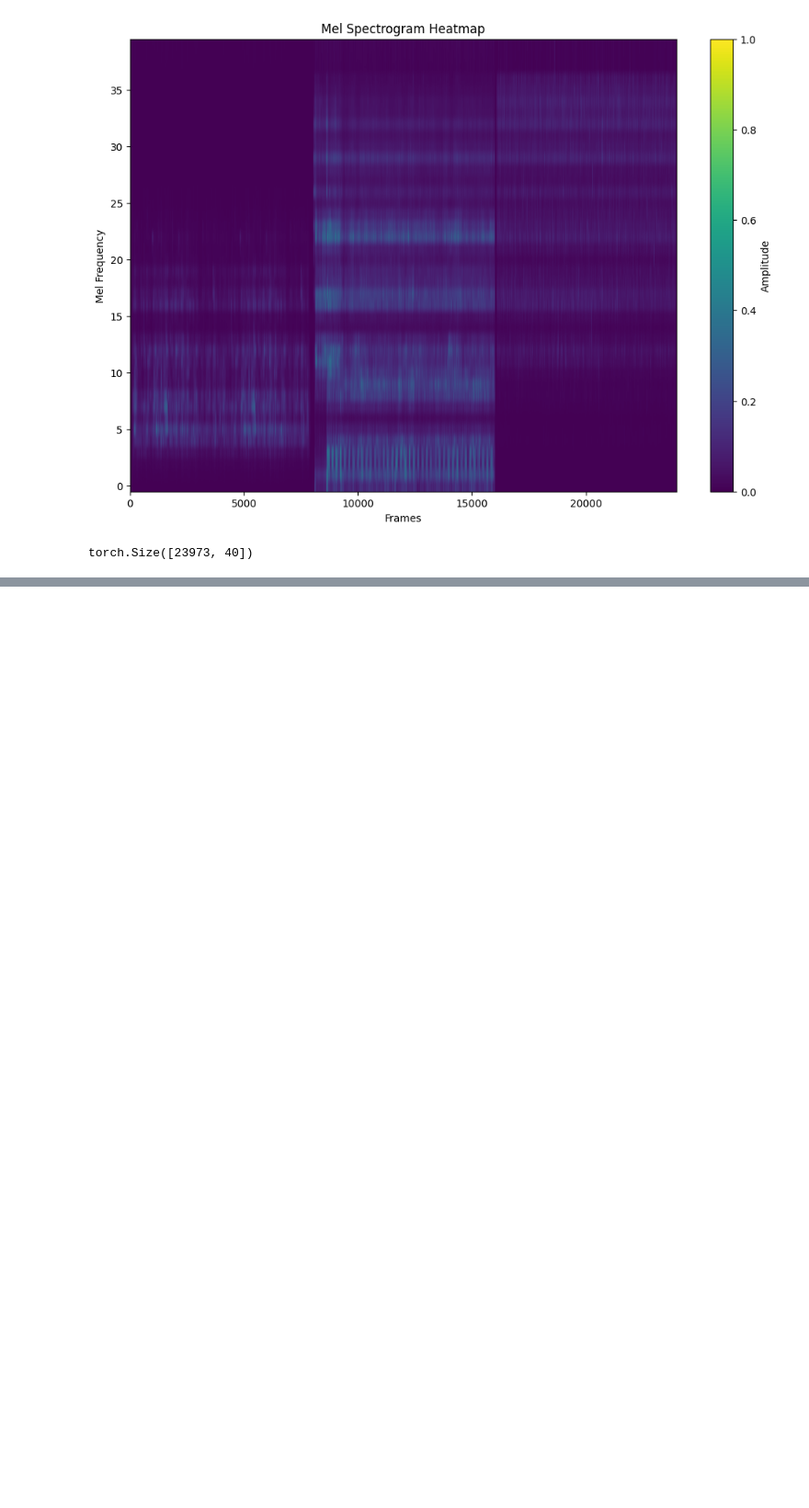
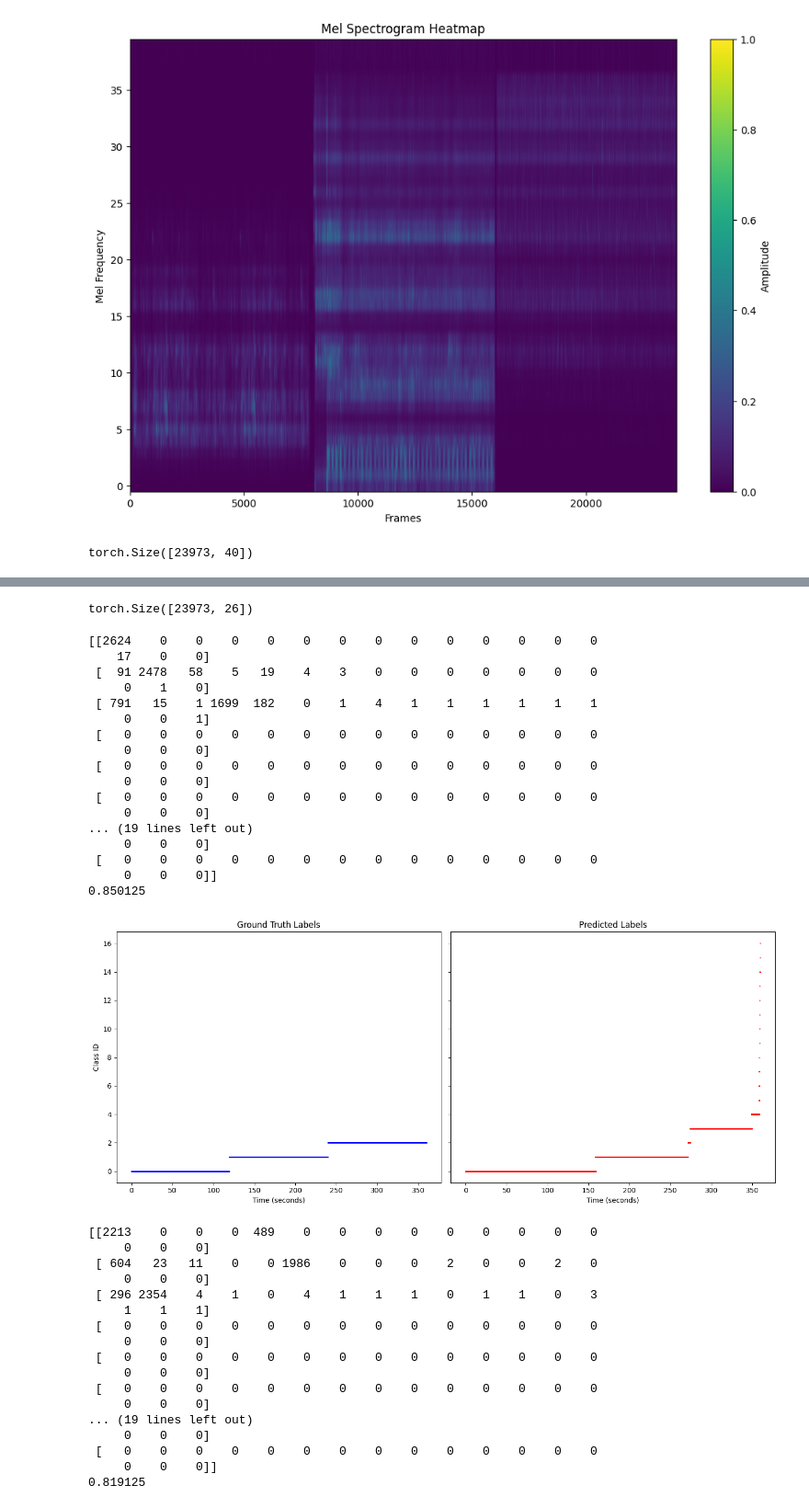
Before and after one commit to nyook941/online-clustering, a Jupyter notebook: main.ipynb, the cells around one changed output, grey strips where cells are left out. Shown at 92% size. Drawn from its saved outputs; the diff is of its cells as text; code cells hidden in the pictures; blank space fills up the shorter version.

```diff
--- a/main.ipynb
+++ b/main.ipynb
@@ -141,0 +148,71 @@ for i in range(5):
+# %%
+from modules.PCA import PCA
+
+pca = PCA('output/selected_features.csv')
+dh.generate_pca_csv(pca.projected_data)
+
+time_series_tensor = dh.generate_time_series(
+    FRAME_SIZE,
+    HOP_RATIO,
+    filename="pca_features.csv",
+    output_folder="PCA_time_series"
+)
+
+pca.projected_data.shape
+# %% [output]
+torch.Size([23973, 26])
+# %%
+VIGILANCE_PCA = 200
+
+for i in range(5):
+    df = pd.read_csv(f'output/PCA_time_series_{i}/ground_truth_{i}.csv')
+    clusterer = ART2Clusterer(
+        vigilance=VIGILANCE_PCA,
+        n_features=pca.projected_data.shape[1],
+        time_series_index=i,
+        predicted_filename_prefix="PCA_time_series"
+    )
+    for index, row in df.iterrows():
+        clusterer.fit_clusters(row)
+
+    clusterer.write_to_csv()
+    conf_matrix, acc = clusterer.calc_accuracy()
+    print(conf_matrix)
+    print(acc)
+    clusterer.plot_truth_vs_time()
+# %% [output]
+[[2624    0    0    0    0    0    0    0    0    0    0    0    0    0
+    17    0    0]
+ [  91 2478   58    5   19    4    3    0    0    0    0    0    0    0
+     0    1    0]
+ [ 791   15    1 1699  182    0    1    4    1    1    1    1    1    1
+     0    0    1]
+ [   0    0    0    0    0    0    0    0    0    0    0    0    0    0
+     0    0    0]
+ [   0    0    0    0    0    0    0    0    0    0    0    0    0    0
+     0    0    0]
+ [   0    0    0    0    0    0    0    0    0    0    0    0    0    0
+     0    0    0]
+... (19 lines left out)
+     0    0    0]
+ [   0    0    0    0    0    0    0    0    0    0    0    0    0    0
+     0    0    0]]
+0.850125
+[figure, added]
+[[2213    0    0    0  489    0    0    0    0    0    0    0    0    0
+     0    0    0]
+ [ 604   23   11    0    0 1986    0    0    0    2    0    0    2    0
+     0    0    0]
+ [ 296 2354    4    1    0    4    1    1    1    0    1    1    0    3
+     1    1    1]
+ [   0    0    0    0    0    0    0    0    0    0    0    0    0    0
+     0    0    0]
+ [   0    0    0    0    0    0    0    0    0    0    0    0    0    0
+     0    0    0]
+ [   0    0    0    0    0    0    0    0    0    0    0    0    0    0
+     0    0    0]
+... (19 lines left out)
+     0    0    0]
+ [   0    0    0    0    0    0    0    0    0    0    0    0    0    0
+     0    0    0]]
+0.819125
```
Also changed, not shown: parts of 3 cells of this notebook, 4 other files.
